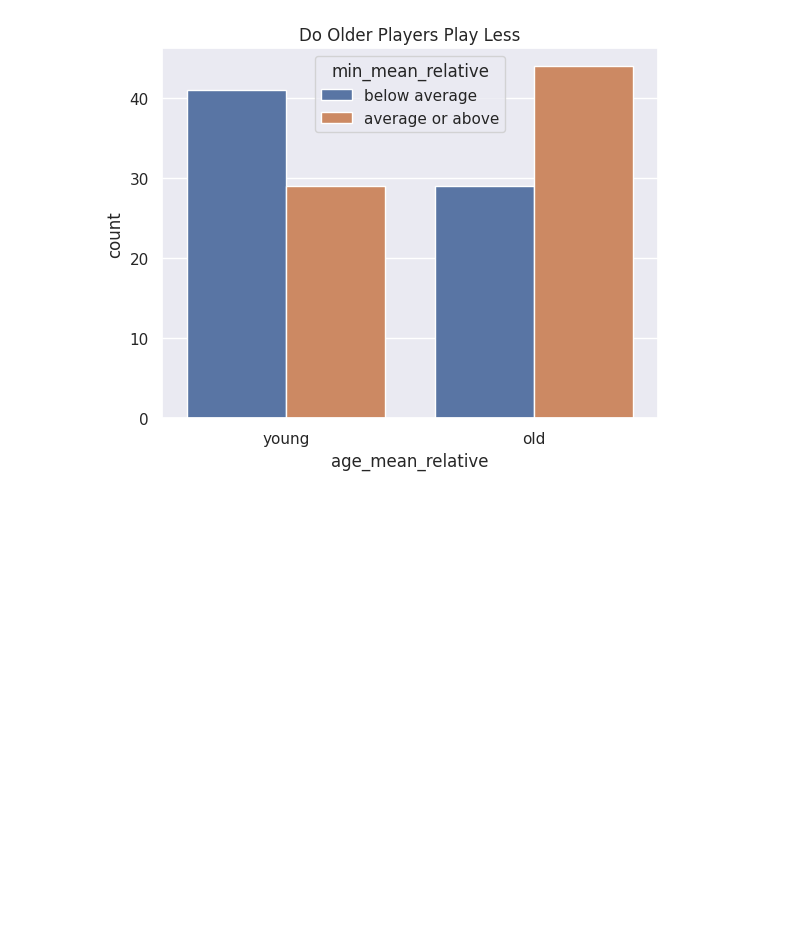
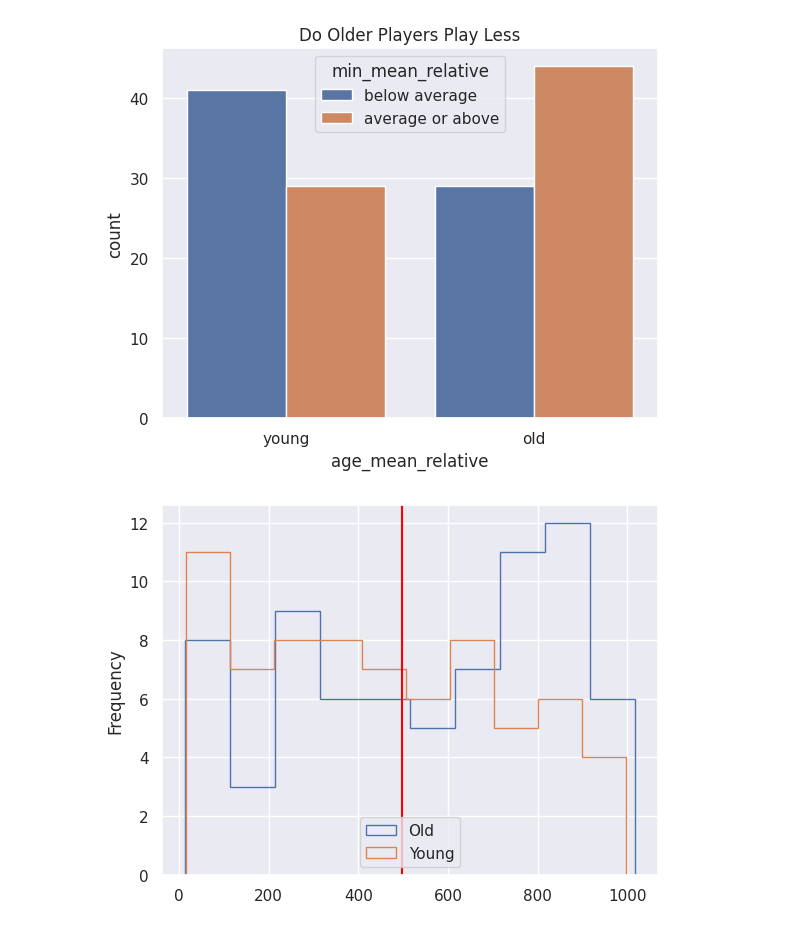
Before and after one commit to dnlsyfq/kaggle_wnba_player_stats, a Jupyter notebook: statistical-analysis-walkthrough.ipynb, the cells around one changed output. Cells and saved outputs as stored; diff of their text form; code cells hidden in the pictures; blank space fills up the shorter version.

```diff
--- a/statistical-analysis-walkthrough.ipynb
+++ b/statistical-analysis-walkthrough.ipynb
@@ -680,3 +680,11 @@ plt.title('Do Older Players Play Less')
 plt.show()
 # %% [output]
 [figure]
+# %%
+# Comparing Frequency Distributions
+df.query(" Age >= 27 ")['MIN'].plot.hist(label='Old',legend=True,histtype='step')
+df.query(" Age < 27 ")['MIN'].plot.hist(label='Young',legend=True,histtype='step')
+plt.axvline(497,label='Average',color='red')
+plt.show()
+# %% [output]
+[figure, added]
```
Also changed, not shown: parts of 19 cells of this notebook.
